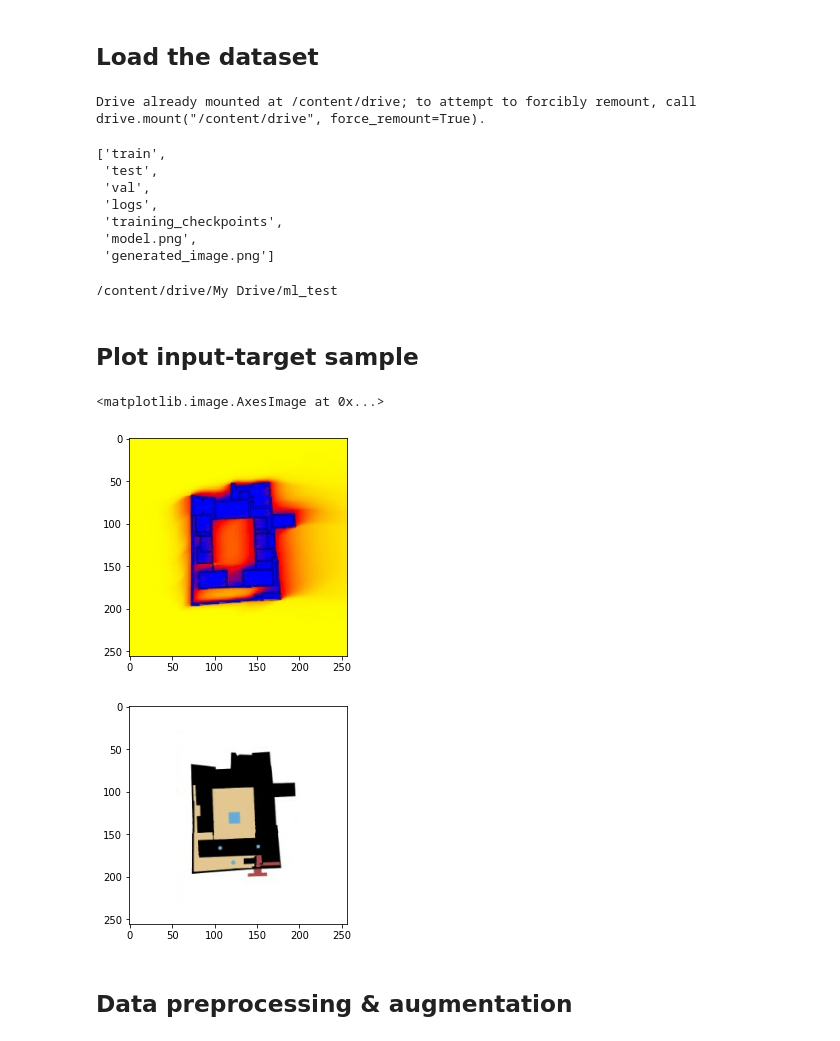
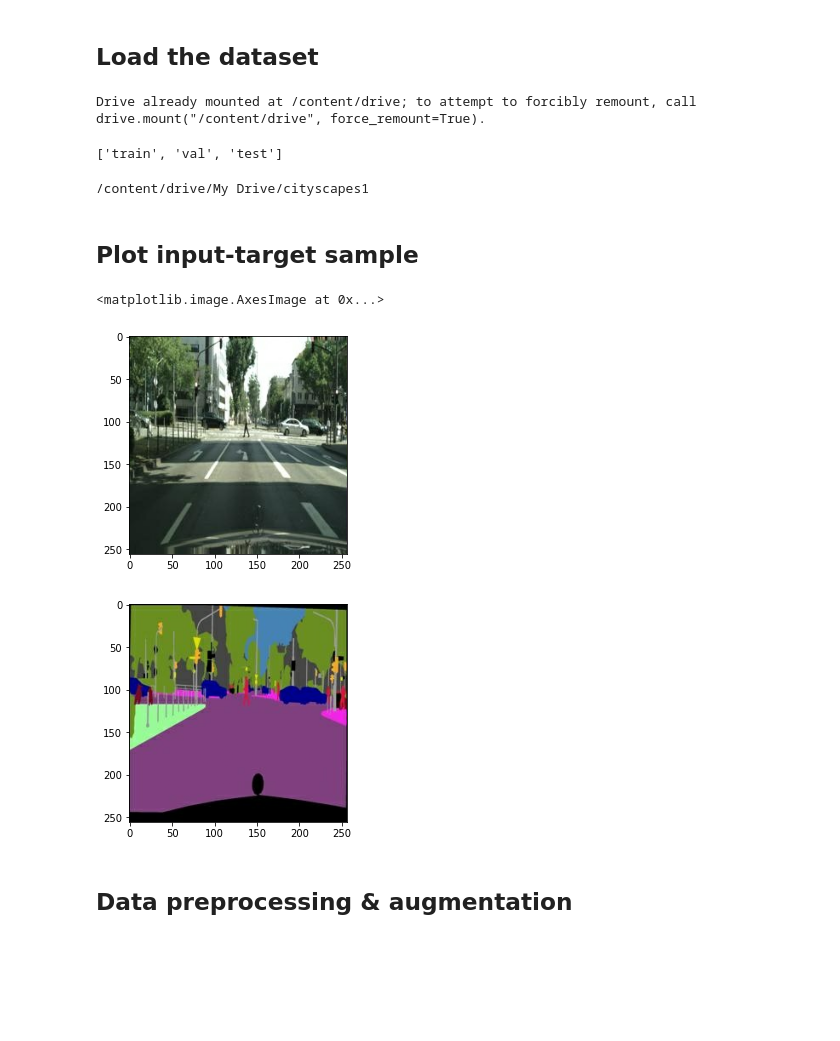
Before and after one commit to WilliamShengYangHuang/Making-Design-with-Pix2Pix, a Jupyter notebook: Making_Design_with_Pix2Pix.ipynb, the cells around one changed output. Drawn from its saved outputs; the diff is of its cells as text; code cells hidden in the pictures; blank space fills up the shorter version.

```diff
--- a/Making_Design_with_Pix2Pix.ipynb
+++ b/Making_Design_with_Pix2Pix.ipynb
@@ -53,7 +53,7 @@ device_lib.list_local_devices()
 drive.mount("/content/drive")
 
 ######## set dataset path ########-------------------------------------------------------------------------
-folder_name = 'ml_test' #@param{type:"string"}
+folder_name = 'cityscapes1' #@param{type:"string"}
 path = "/content/drive/My Drive/" + folder_name
 # path = "/content/drive/My Drive/ml_test/0.jpg
 
@@ -61,13 +61,7 @@ os.chdir(path) # change the current working directory to the given path
 os.listdir(path) # list all the entries in the directory given by path
 # %% [output]
 Drive already mounted at /content/drive; to attempt to forcibly remount, call drive.mount("/content/drive", force_remount=True).
-['train',
- 'test',
- 'val',
- 'logs',
- 'training_checkpoints',
- 'model.png',
- 'generated_image.png']
+['train', 'val', 'test']
 # %%
 BUFFER_SIZE = 400
 BATCH_SIZE = 1
@@ -90,26 +84,26 @@ def load(image_file):
 
   return input_image, real_image
 # %% [output]
-/content/drive/My Drive/ml_test
+/content/drive/My Drive/cityscapes1
 # %% [markdown]
 ## Plot input-target sample
 # %%
 file_name = 16 #@param {type:"slider", min:0, max:29, step:1}
 file_format = '.jpg' #@param [".jpg", ".png", ".bmp"] {allow-input: true}
-inp, re = load(path + '/train/' + str(file_name) + format) ######## paste the path to one any image within the training set ########---------------------------------------------------------------
+inp, re = load(path + '/train/' + str(file_name) + file_format) ######## paste the path to one any image within the training set ########---------------------------------------------------------------
 
 # casting to int for matplotlib to show the image
 plt.figure()
 #plt.axis('off')
 plt.imshow(inp/255.0)
 
 plt.figure()
 #plt.axis('off')
 plt.imshow(re/255.0)
 # %% [output]
 <matplotlib.image.AxesImage at 0x...>
-[figure, old version]
+[figure, new version]
-[figure, old version]
+[figure, new version]
 # %% [markdown]
 ## Data preprocessing & augmentation
 # %%
```
Also changed, not shown: parts of 10 cells of this notebook.
